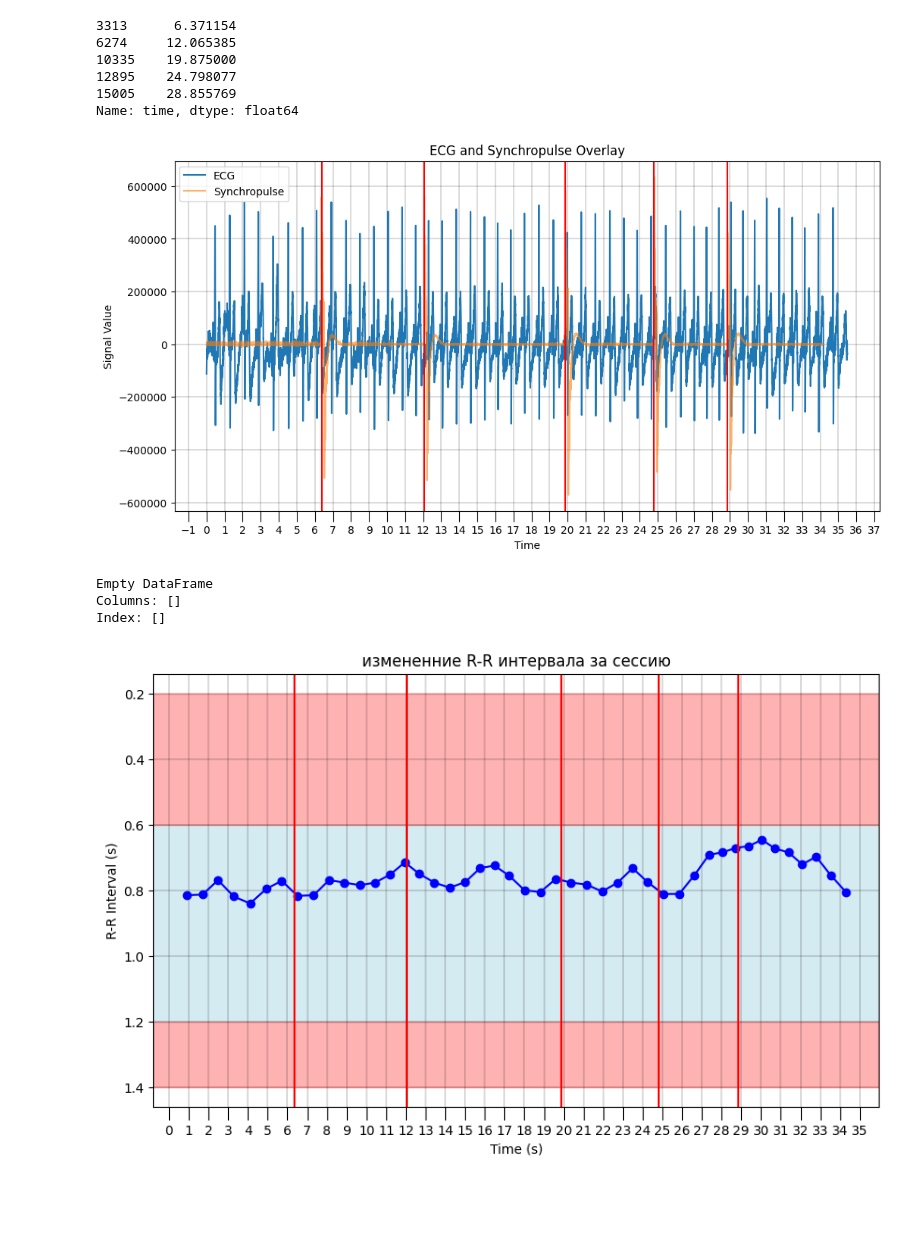
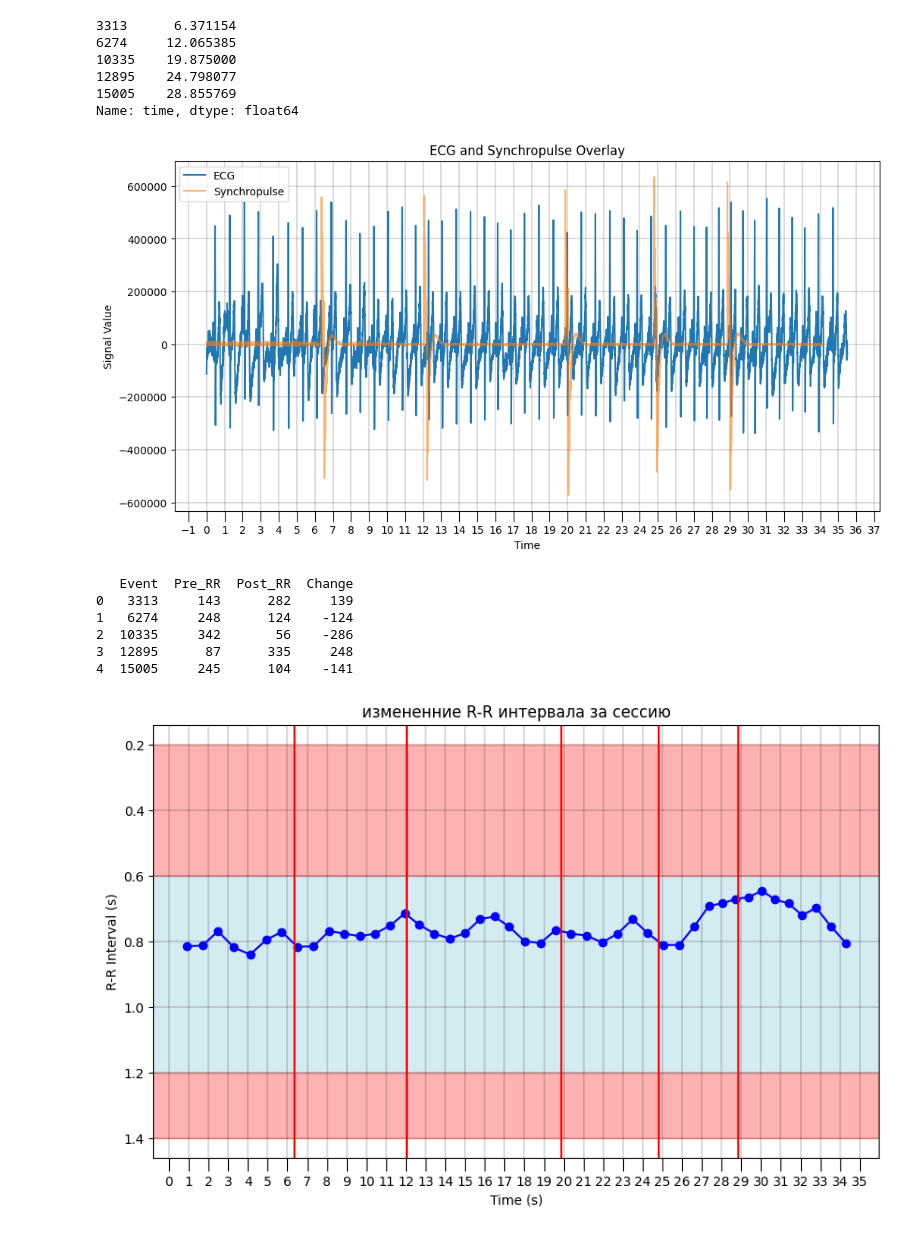
Before and after one commit to swissdeam/ECG, a Jupyter notebook: main.ipynb, the cells around one changed output. Saved outputs shown, nothing was run; the diff lists cells and outputs as text; code cells hidden in the pictures; blank space fills up the shorter version.

```diff
--- a/main.ipynb
+++ b/main.ipynb
@@ -368,9 +354,9 @@ plt.plot(sync['time'], sync['values'], label='Synchropulse', alpha=0.6)
 
 
 
-# # Highlight synchropulse events
-for event in peak_times:
-    plt.axvline(x=event, color='red')
+# # # Highlight synchropulse events
+# for event in peak_times:
+#     plt.axvline(x=event, color='red')
 
 plt.legend()
 plt.title("ECG and Synchropulse Overlay")
@@ -394,38 +380,41 @@ plt.show()
 peaks = peaks.astype(int)
 synchro_events = synchro_events.astype(int)
 
 # Рассчитаем RR интервалы
 rr_intervals = np.diff(peaks)  # Разности между соседними пиками
 rr_changes = []
 
 # Для каждого события ищем ближайшие интервалы до и после
-for event in synchro_events_l:
+for event in synchro_events:
     # Найти ближайший пик до события
     pre_peaks = peaks[peaks < event]
     post_peaks = peaks[peaks > event]
 
     if pre_peaks.size > 0 and post_peaks.size > 0:
         pre_rr = pre_peaks[-1]  # Последний пик до события
         post_rr = post_peaks[0]  # Первый пик после события
 
         # Рассчитать RR интервал изменения
         pre_rr_interval = event - pre_rr
         post_rr_interval = post_rr - event
         rr_changes.append({
             "Event": event,
             "Pre_RR": pre_rr_interval,
             "Post_RR": post_rr_interval,
             "Change": post_rr_interval - pre_rr_interval
         })
 
 # Преобразовать результаты в DataFrame
 rr_df = pd.DataFrame(rr_changes)
 print(rr_df)
 # %% [output]
-[figure, old version]
+[figure, new version]
-Empty DataFrame
-Columns: []
-Index: []
+   Event  Pre_RR  Post_RR  Change
+0   3313     143      282     139
+1   6274     248      124    -124
+2  10335     342       56    -286
+3  12895      87      335     248
+4  15005     245      104    -141
 # %%
 r_r_intervals = np.diff(peaks) / sampling_rate
 
```
Also changed, not shown: parts of 1 cell of this notebook, 1 other file.
